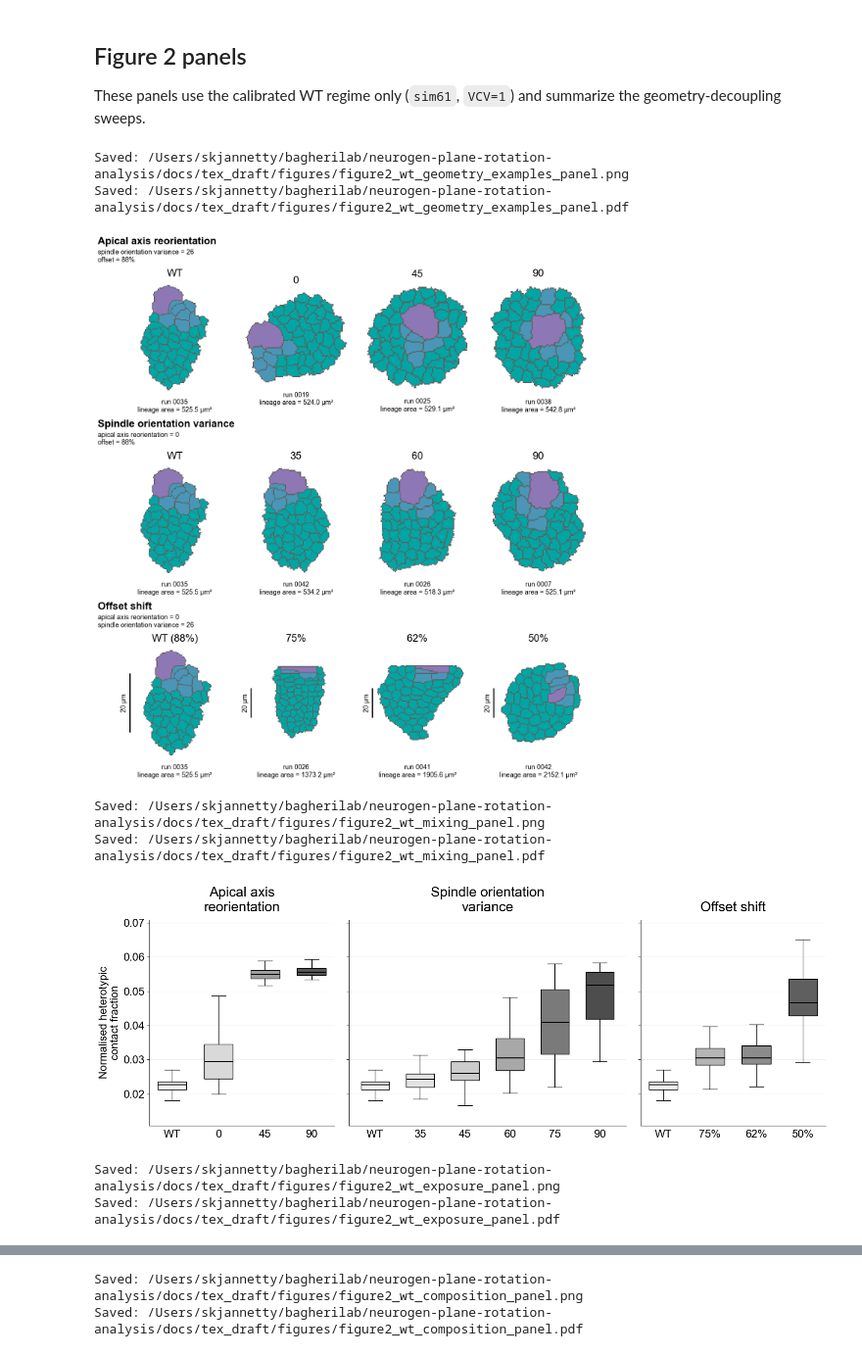
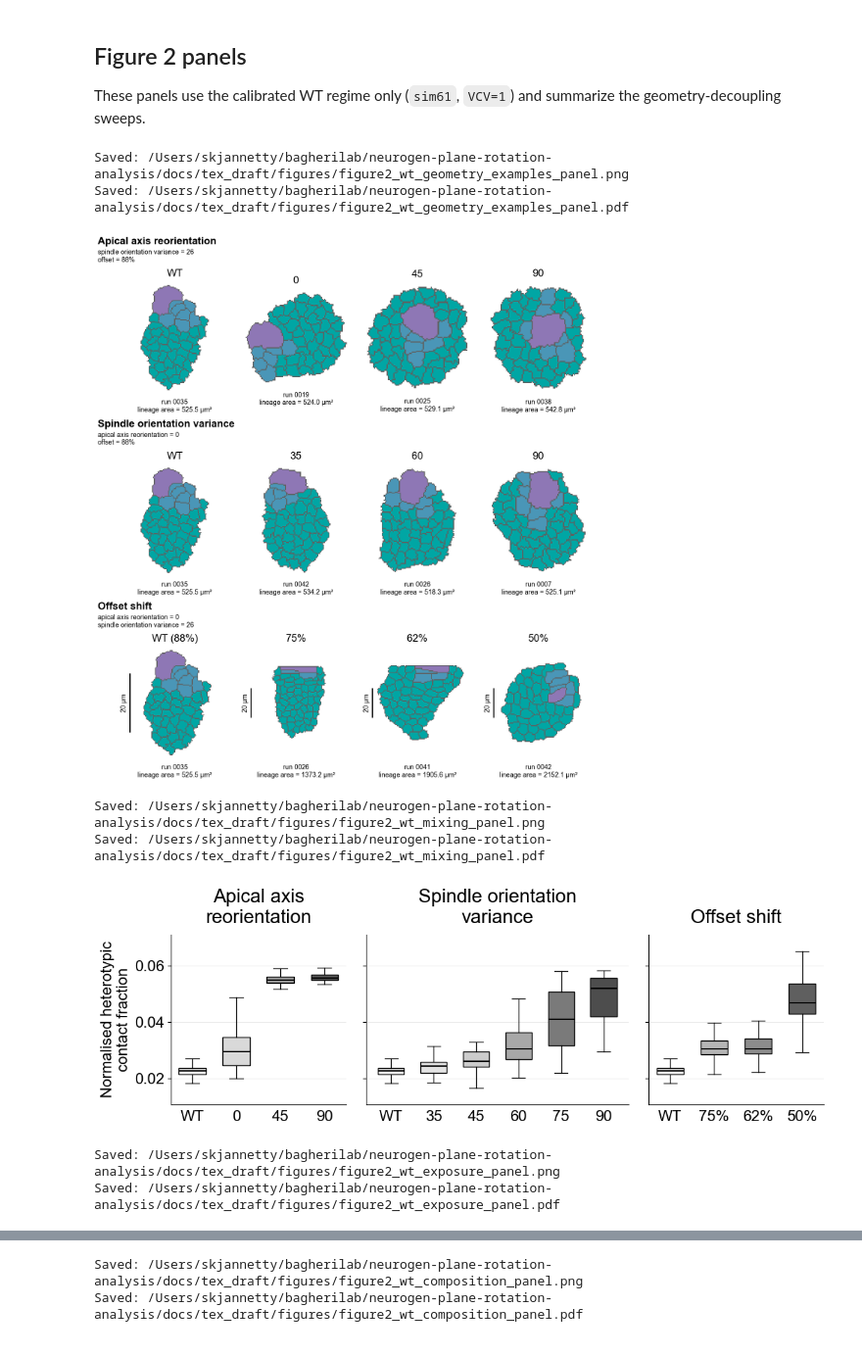
Before and after one commit to Jannetty/drosophila-neuroblast-CPM-analysis, a Jupyter notebook: docs/tex_draft/figure12_paper_figures.ipynb, the cells around one changed output, grey strips where cells are left out. Shown at 98% size. Drawn from its saved outputs; the diff is of its cells as text; code cells hidden in the pictures.

```diff
--- a/docs/tex_draft/figure12_paper_figures.ipynb
+++ b/docs/tex_draft/figure12_paper_figures.ipynb
@@ -915,7 +915,7 @@ def make_grouped_metric_panel(metric_key: str, ylabel: str, is_area: bool = Fals
     fig, axes = plt.subplots(
         1,
         len(FIG2_GROUPS),
-        figsize=(15.2, 5.6),
+        figsize=(11.0, 3.9),
         sharey=True,
         gridspec_kw={"width_ratios": [len(conditions) for _, conditions in FIG2_GROUPS]},
     )
@@ -1024,33 +1024,33 @@ print(f"Saved: {figure2_mix_png}")
 print(f"Saved: {figure2_mix_pdf}")
 plt.show()
 
 figure2_exposure_fig, figure2_exposure_axes = make_grouped_metric_panel(
     metric_key="exposed_frac",
     ylabel="NB perimeter fraction\nexposed to extracellular space",
     is_area=False,
 )
 figure2_exposure_png = FIG_DIR / "figure2_wt_exposure_panel.png"
 figure2_exposure_pdf = FIG_DIR / "figure2_wt_exposure_panel.pdf"
 figure2_exposure_fig.savefig(figure2_exposure_png, bbox_inches="tight", facecolor="white")
 figure2_exposure_fig.savefig(figure2_exposure_pdf, bbox_inches="tight", facecolor="white")
 print(f"Saved: {figure2_exposure_png}")
 print(f"Saved: {figure2_exposure_pdf}")
 plt.show()
 
 figure2_comp_fig, figure2_comp_axes = make_figure2_composition_panel()
 figure2_comp_png = FIG_DIR / "figure2_wt_composition_panel.png"
 figure2_comp_pdf = FIG_DIR / "figure2_wt_composition_panel.pdf"
 figure2_comp_fig.savefig(figure2_comp_png, bbox_inches="tight", facecolor="white")
 figure2_comp_fig.savefig(figure2_comp_pdf, bbox_inches="tight", facecolor="white")
 print(f"Saved: {figure2_comp_png}")
 print(f"Saved: {figure2_comp_pdf}")
 plt.show()
 # %% [output]
 Saved: /Users/skjannetty/bagherilab/neurogen-plane-rotation-analysis/docs/tex_draft/figures/figure2_wt_geometry_examples_panel.png
 Saved: /Users/skjannetty/bagherilab/neurogen-plane-rotation-analysis/docs/tex_draft/figures/figure2_wt_geometry_examples_panel.pdf
 [figure]
 Saved: /Users/skjannetty/bagherilab/neurogen-plane-rotation-analysis/docs/tex_draft/figures/figure2_wt_mixing_panel.png
 Saved: /Users/skjannetty/bagherilab/neurogen-plane-rotation-analysis/docs/tex_draft/figures/figure2_wt_mixing_panel.pdf
-[figure, old version]
+[figure, new version]
 Saved: /Users/skjannetty/bagherilab/neurogen-plane-rotation-analysis/docs/tex_draft/figures/figure2_wt_exposure_panel.png
 Saved: /Users/skjannetty/bagherilab/neurogen-plane-rotation-analysis/docs/tex_draft/figures/figure2_wt_exposure_panel.pdf
```
Also changed, not shown: parts of 4 cells of this notebook, 11 other files.
